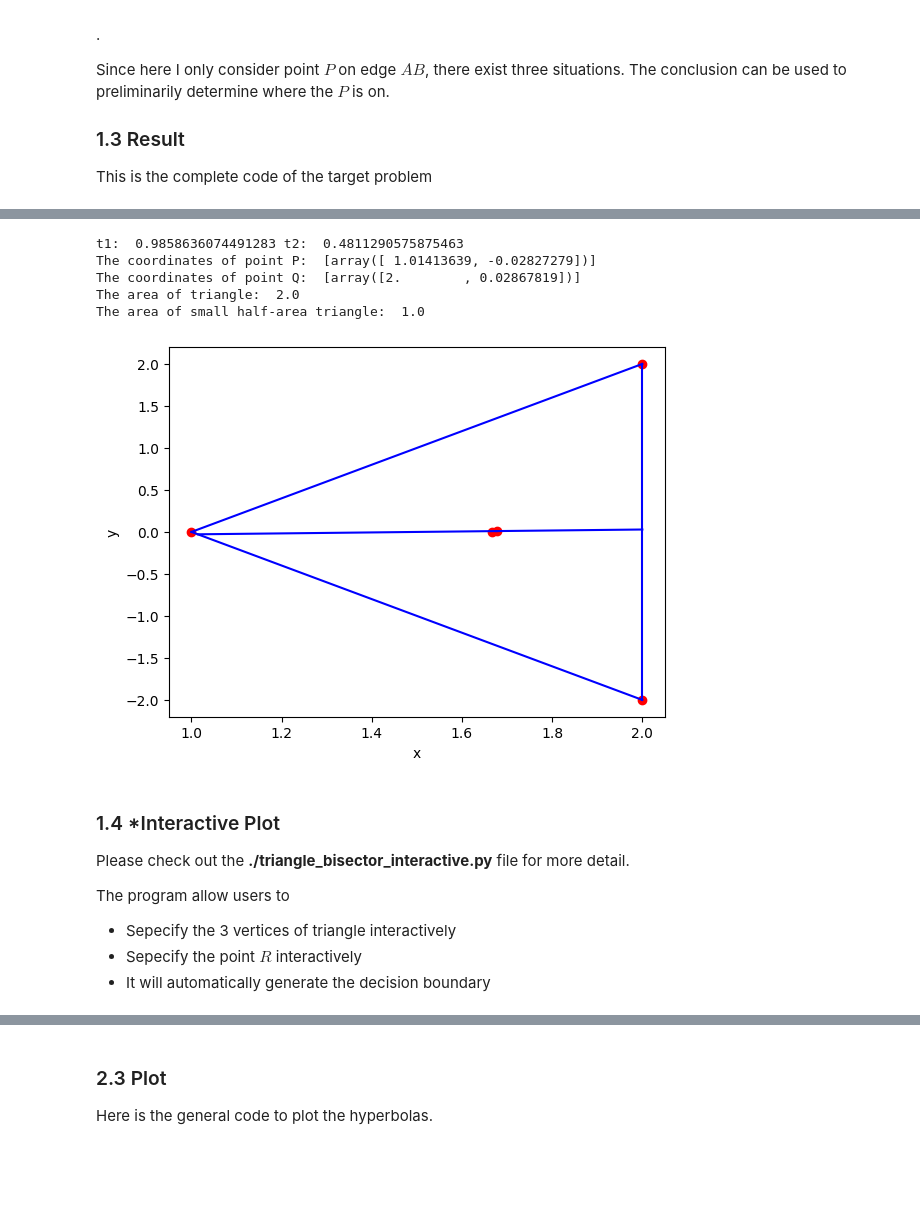
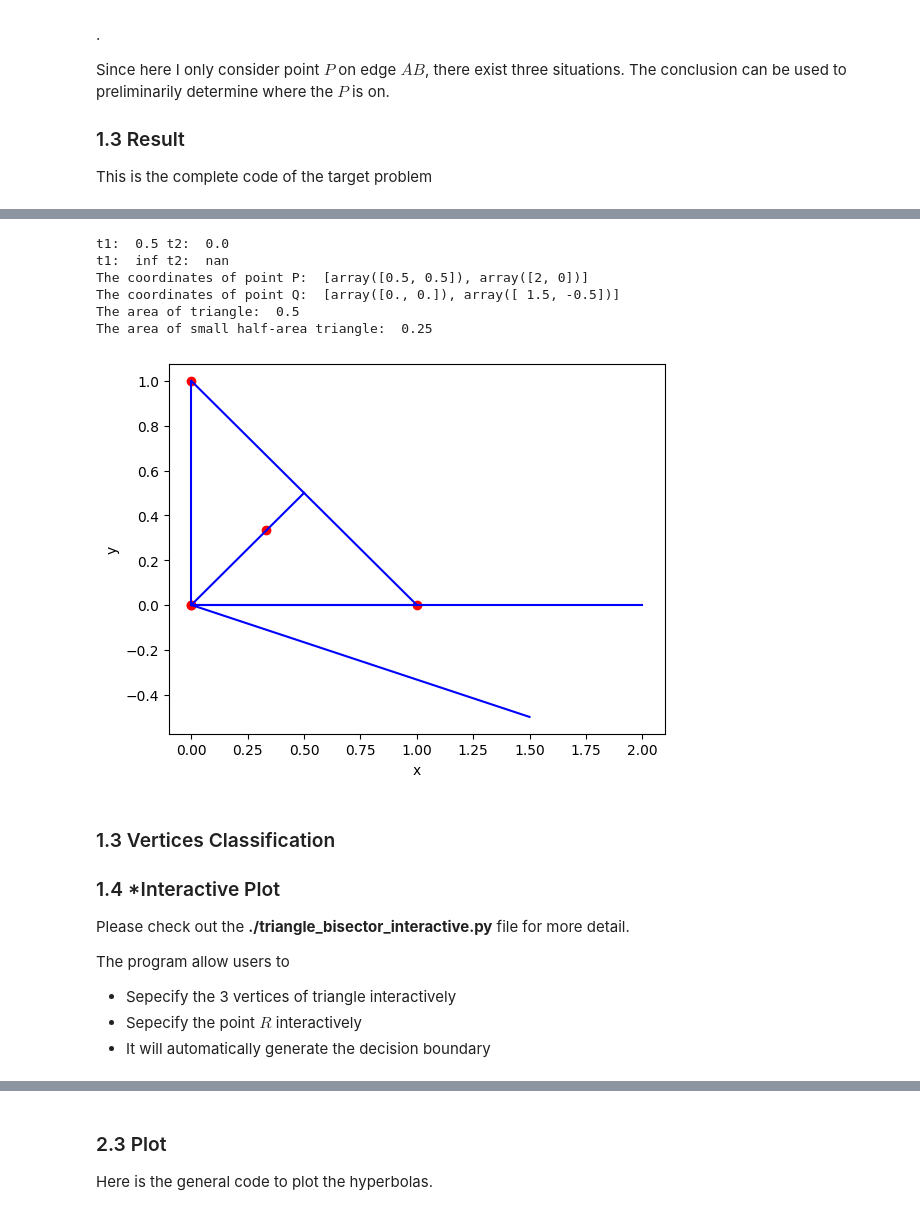
Before and after one commit to scyyc1/ED_Dissertation, a Jupyter notebook: Week 2/Week 2.ipynb, the cells around one changed output, grey strips where cells are left out. Cells and saved outputs as stored; diff of their text form; code cells hidden in the pictures; blank space fills up the shorter version.

```diff
--- a/Week 2/Week 2.ipynb
+++ b/Week 2/Week 2.ipynb
@@ -42,9 +42,9 @@ Following the last week's work, here I use a point on edge on the target triangl
 The coordinates of the three vertices of a triangle are A$(x_1,x_2)$, B$(x_2,y_2)$, and C$(x_3,y_3)$. Assume that P is a point on the edge AB. R$(x_4,x_4)$ is a random point that does not collapse with P. Line $PR$ will bisetor the area of $\triangle_{ABC}$.
 # %%
 # Example
-A = np.array([1,0])
-B = np.array([2,2])
-C = np.array([2,-2])
+A = np.array([0,1])
+B = np.array([1,0])
+C = np.array([0,0])
 G = (A + B + C) / 3
 R = np.array([0,1])
 p0 = np.array([0,0])
@@ -278,8 +278,43 @@ class Triangle_Area_Bisection_2D_Point:
         self.get_t()
         self.v_decision_boundary()
 
+    def v_trace(self):
+        x = np.linspace(-10, 10, 400)
+        y = np.linspace(-10, 10, 400)
+        x, y = np.meshgrid(x, y)
+        coef1=self.compute_coefficients_single(self.vertices[0], self.vertices[1], self.vertices[2])
+        z1 = self.compute_trace(coef1, x, y)
+        coef2=self.compute_coefficients_single(self.vertices[1], self.vertices[2], self.vertices[0])
+        z2 = self.compute_trace(coef2, x, y)
+        coef3=self.compute_coefficients_single(self.vertices[2], self.vertices[0], self.vertices[1])
+        z3 = self.compute_trace(coef3, x, y)
+
+        plt.contour(x, y, z1, levels=[0], colors='r')
+        plt.contour(x, y, z2, levels=[0], colors='r')
+        plt.contour(x, y, z3, levels=[0], colors='r')
+        plt.xlim([0, 1])
+        plt.ylim([0, 1])
+
+    def compute_trace(self, coef, x, y):
+        return coef[0]*(x**2) +coef[1]*x*y +coef[2]*(y**2) +coef[3]*x +coef[4]*y +coef[5]
+
+    def compute_coefficients_single(self, a, b, c):
+        [_, linear, _]=self.compute_quadratic_coefficient(a,b,c,self.p)
+        A = (b[1]-a[1])*(a[1]-c[1])
+        B = (b[1]-a[1])*(c[0]-a[0])+(a[0]-b[0])*(a[1]-c[1])
+        C = (a[0]-b[0])*(c[0]-a[0])
+        D = (b[1]-a[1])*(a[0]*c[1]-c[0]*a[1])+(a[1]-c[1])*(a[0]*b[1]+b[0]*a[1])
+        E = (a[0]-b[0])*(a[0]*c[1]-c[0]*a[1])+(c[0]-a[0])*(a[0]*b[1]+b[0]*a[1])
+        F = (a[0]*c[1]-c[0]*a[1])*(a[0]*b[1]+b[0]*a[1])-(linear*linear/2)
+        return np.array([A,B,C,D,E,F])
+
     def print_info(self):
         print("The coordinates of point P: ", self.P)
         print("The coordinates of point Q: ", self.Q)
         print("The area of triangle: ", util.triangle_area_2D(self.vertices[0], self.vertices[1], self.vertices[2]))
         print("The area of small half-area triangle: ", util.triangle_area_2D(self.P[0], self.Q[0], self.top[0]))
+# %%
+A = np.array([0.5,0.5])
+B = np.array([1,0])
+C = np.array([0,0])
+G = util.v_triangle_barycentre(A,B,C)
@@ -286,17 +332,21 @@ class Triangle_Area_Bisection_2D_Point:
 # %%
 # R = G+np.array([5, 8])
-test = Triangle_Area_Bisection_2D_Point(np.array([A,B,C]),G+np.array([0.01, 0.01]))
+test = Triangle_Area_Bisection_2D_Point(np.array([A,B,C]),np.array([0, 0]))
 test.v_result()
 test.print_info()
 # %% [output]
-t1:  0.9858636074491283 t2:  0.4811290575875463
-The coordinates of point P:  [array([ 1.01413639, -0.02827279])]
-The coordinates of point Q:  [array([2.        , 0.02867819])]
-The area of triangle:  2.0
-The area of small half-area triangle:  1.0
+t1:  0.5 t2:  0.0
+t1:  inf t2:  nan
+The coordinates of point P:  [array([0.5, 0.5]), array([2, 0])]
+The coordinates of point Q:  [array([0., 0.]), array([ 1.5, -0.5])]
+The area of triangle:  0.5
+The area of small half-area triangle:  0.25
-[figure, old version]
+[figure, new version]
 # %% [markdown]
 <a name='1-4'></a>
+### 1.3 Vertices Classification
+
+<a name='1-5'></a>
 ### 1.4 \*Interactive Plot
 
 Please check out the **./triangle_bisector_interactive.py** file for more detail.
```
Also changed, not shown: parts of 15 cells of this notebook, 1 other file.
